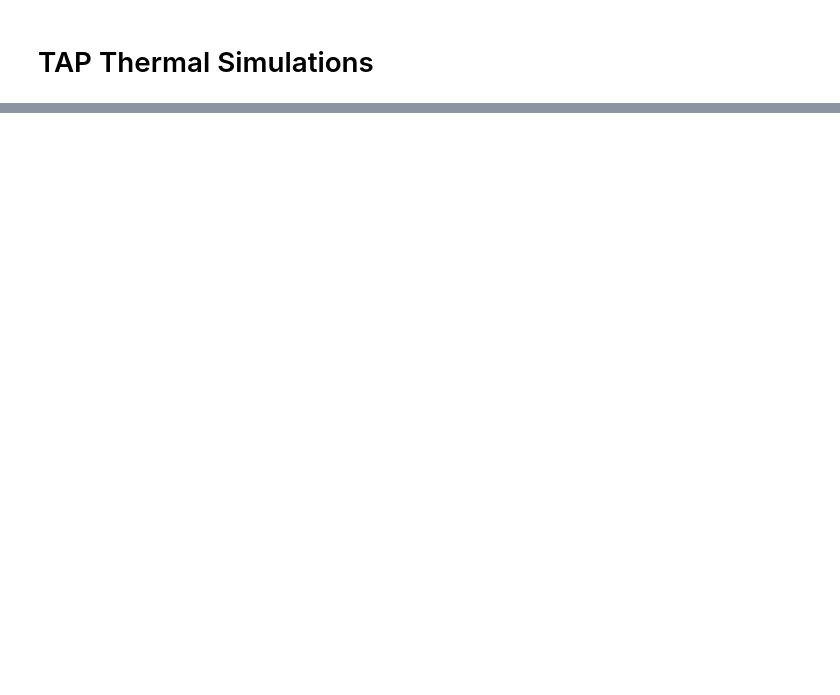
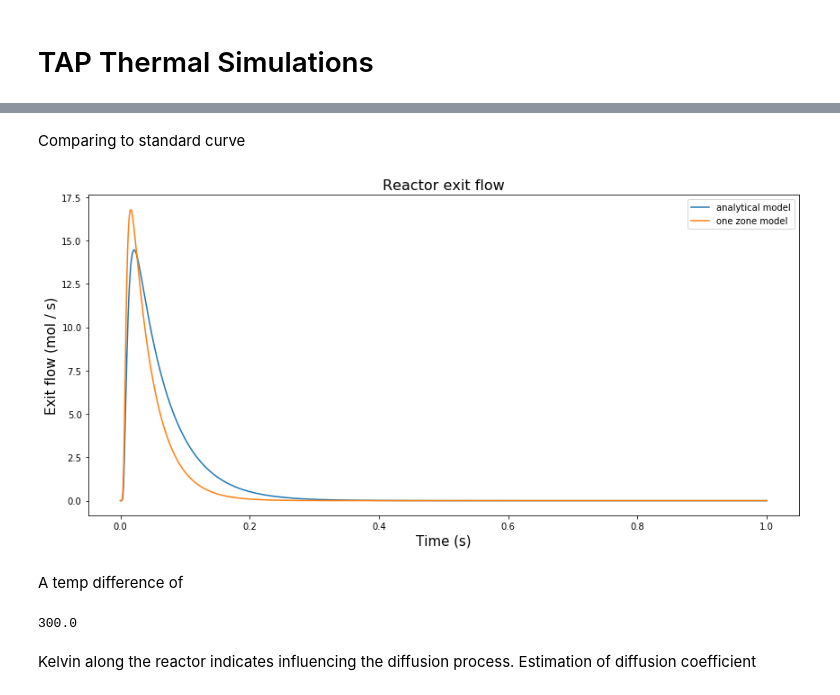
Before and after one commit to GSEL9/tap-thermal, a Jupyter notebook: tapThermal/simulations.ipynb, the cells around one changed output, grey strips where cells are left out. Drawn from its saved outputs; the diff is of its cells as text; code cells hidden in the pictures; blank space fills up the shorter version.

```diff
--- a/tapThermal/simulations.ipynb
+++ b/tapThermal/simulations.ipynb
@@ -142,11 +138,0 @@ plt.legend(loc='best')
-# %%
-# Three zone reactor
-gridpoints = 1e4
-zones = np.array([0.016, 0.008, 0.016], dtype=float)
-
-grid = np.array(zones * gridpoints, dtype=int)
-
-grid_size = np.sum(grid)
-step_size = np.sum(zones) / (grid_size - 1)
-
-space = np.linspace(0, np.sum(zones), grid_size)
@@ -296,15 +138,0 @@ def three_zone_numerical(time, *args, num_molecules=1e-9):
-# %%
-# Parameters
-ref_coeffs = [5.e-3, 5.e-3, 5.e-3]
-area = np.pi * (0.0055) ** 2
-
-time = np.linspace(0.0, 1.0, gridpoints)
-
-model = three_zone_numerical(time,
-                             gradient,
-                             ref_coeffs,
-                             grid,
-                             step_size,
-                             area)
-
-plot_exit_flow(time, model)
@@ -310,0 +156,19 @@ plot_exit_flow(time, model)
+# %%
+one_zone_model = one_zone_numerical(
+    (time, gradient, gridpoints, step_size, area), ref_coeffs[1]
+)
+# %% [markdown]
+Comparing to standard curve
+# %%
+compare_to_analytical(time, analytical_model, one_zone_model, label='one zone model')
+plt.tight_layout()
+# %% [output]
+[figure, added]
+# %% [markdown]
+A temp difference of
+# %%
+np.max(temp_measures) - np.min(temp_measures)
+# %% [output]
+300.0
+# %% [markdown]
+Kelvin along the reactor indicates influencing the diffusion process. Estimation of diffusion coefficient
```
Also changed, not shown: parts of 48 cells of this notebook, 3 other files.
